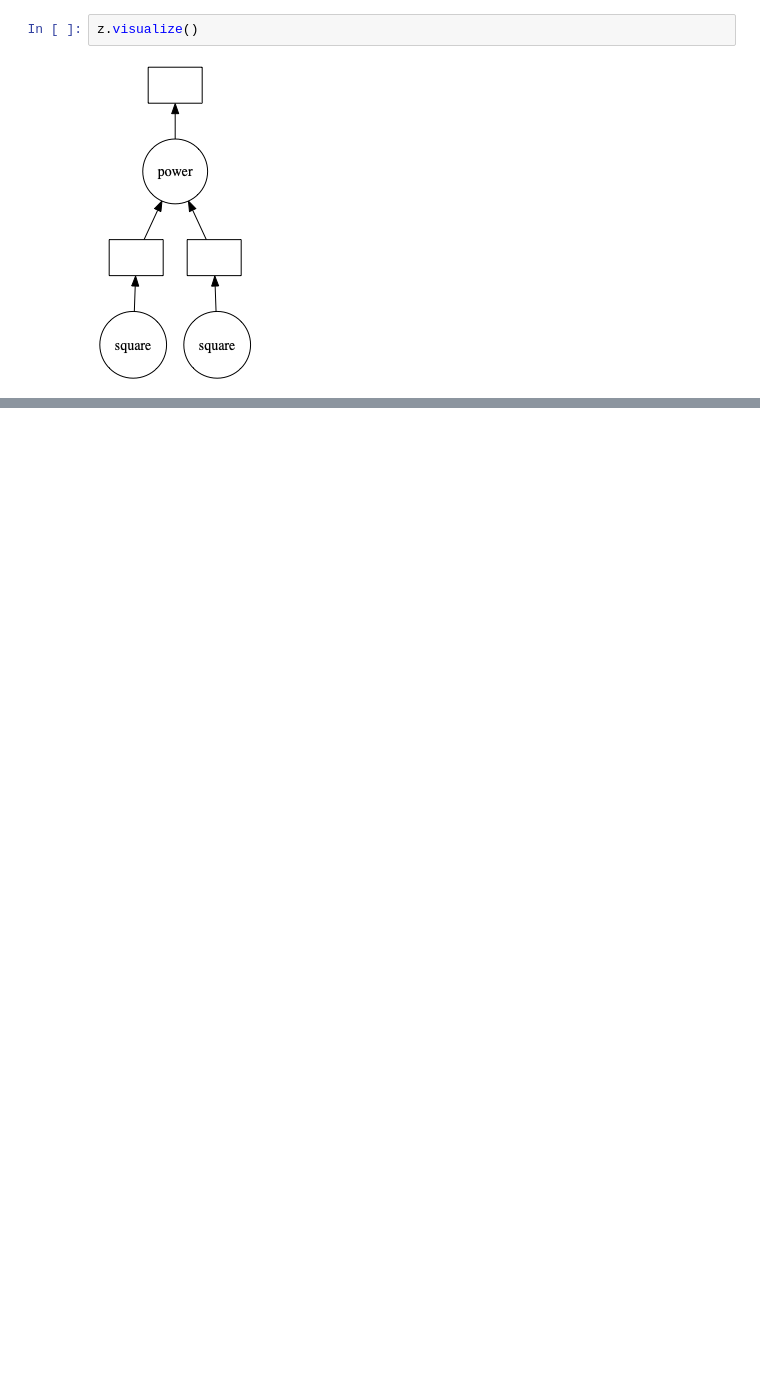
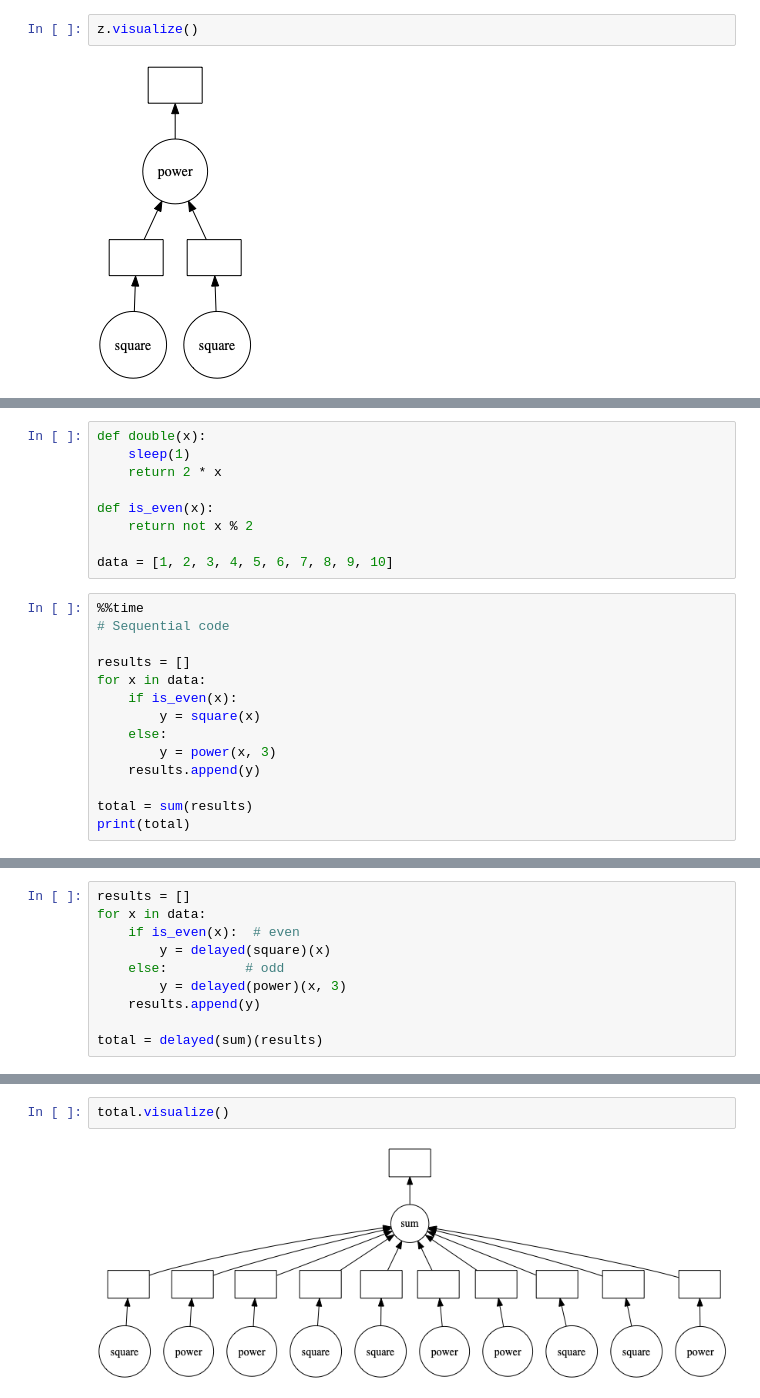
Before and after one commit to ghPRao/power_up_dask, a Jupyter notebook: notebooks/dask_practice.ipynb, the cells around one changed output, grey strips where cells are left out. Saved outputs shown, nothing was run; the diff lists cells and outputs as text; blank space fills up the shorter version.

```diff
--- a/notebooks/dask_practice.ipynb
+++ b/notebooks/dask_practice.ipynb
@@ -110,0 +113,23 @@ z.visualize()
+# %%
+def double(x):
+    sleep(1)
+    return 2 * x
+
+def is_even(x):
+    return not x % 2
+
+data = [1, 2, 3, 4, 5, 6, 7, 8, 9, 10]
+# %%
+%%time
+# Sequential code
+
+results = []
+for x in data:
+    if is_even(x):
+        y = square(x)
+    else:
+        y = power(x, 3)
+    results.append(y)
+
+total = sum(results)
+print(total)
@@ -110,0 +142,10 @@ z.visualize()
+# %%
+results = []
+for x in data:
+    if is_even(x):  # even
+        y = delayed(square)(x)
+    else:          # odd
+        y = delayed(power)(x, 3)
+    results.append(y)
+
+total = delayed(sum)(results)
@@ -110,0 +158,4 @@ z.visualize()
+# %%
+total.visualize()
+# %% [output]
+[figure, added]
```
Also changed, not shown: parts of 39 cells of this notebook, 5 other files.
